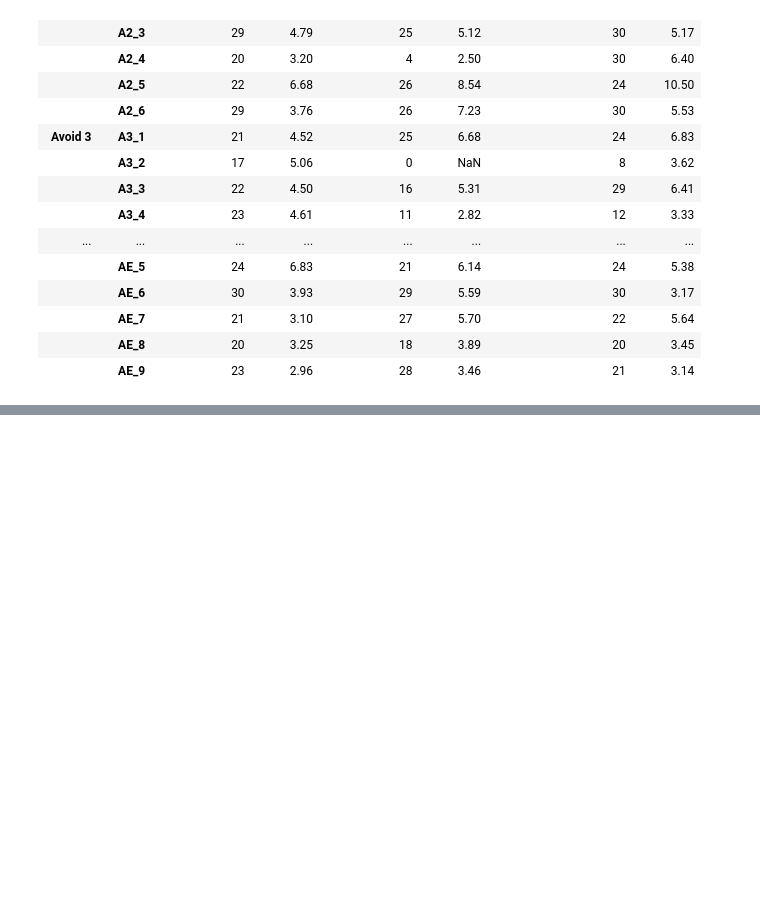
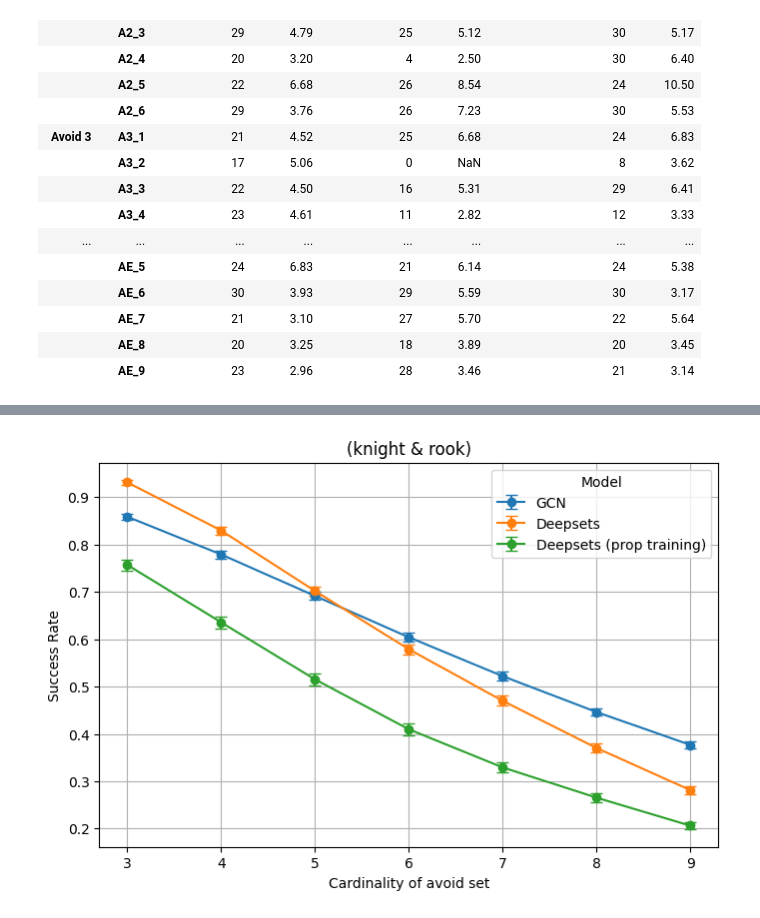
Before and after one commit to mattiagiuri/ltl_gnn, a Jupyter notebook: visualize_results_chess.ipynb, the cells around one changed output, grey strips where cells are left out. Saved outputs shown, nothing was run; the diff lists cells and outputs as text; code cells hidden in the pictures; blank space fills up the shorter version.

```diff
--- a/visualize_results_chess.ipynb
+++ b/visualize_results_chess.ipynb
@@ -176,0 +234,4 @@ read_results("ChessWorld-v2")
+# %%
+make_ablation_graphs("(knight & rook)")
+# %% [output]
+[figure, added]
```
Also changed, not shown: parts of 6 cells of this notebook, 43 other files.
